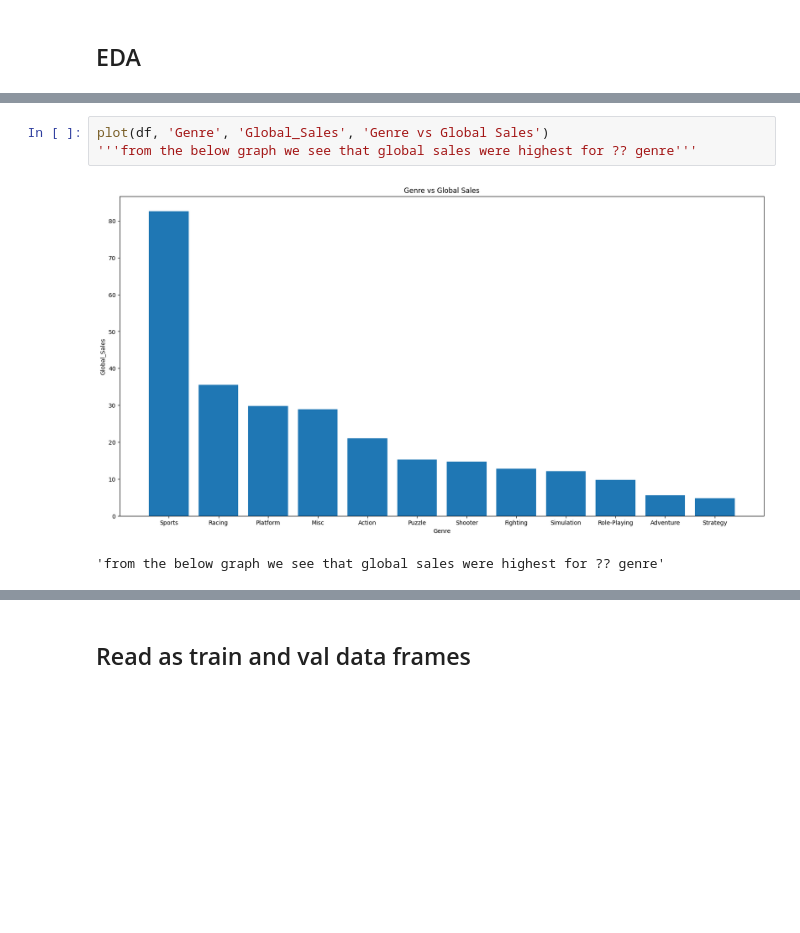
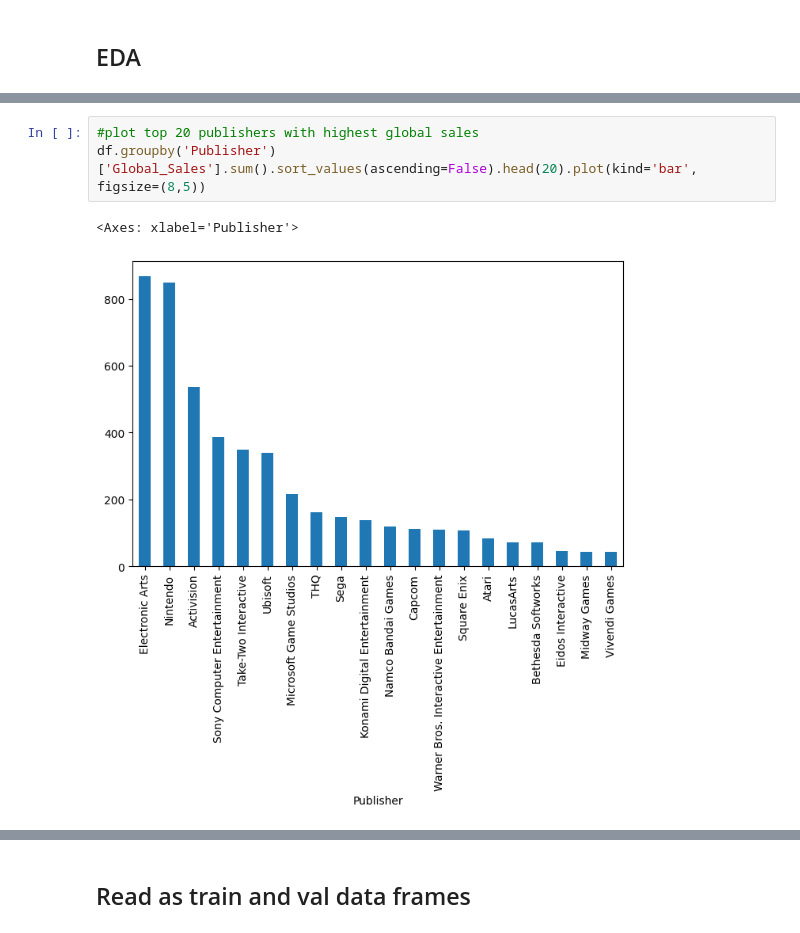
Before and after one commit to GhiathAjam/Analysis-of-Video-Games-Sales, a Jupyter notebook: Analysis/PredictiveQuestions/Q1.ipynb, the cells around one changed output, grey strips where cells are left out. Drawn from its saved outputs; the diff is of its cells as text; blank space fills up the shorter version.

```diff
--- a/Analysis/PredictiveQuestions/Q1.ipynb
+++ b/Analysis/PredictiveQuestions/Q1.ipynb
@@ -35,7 +45,7 @@ plot(df, 'Platform', 'Global_Sales', 'Platform vs Global Sales')
-# %%
-plot(df, 'Genre', 'Global_Sales', 'Genre vs Global Sales')
-'''from the below graph we see that global sales were highest for ?? genre'''
-# %% [output]
-[figure, removed]
-'from the below graph we see that global sales were highest for ?? genre'
+# %%
+#plot top 20 publishers with highest global sales
+df.groupby('Publisher')['Global_Sales'].sum().sort_values(ascending=False).head(20).plot(kind='bar', figsize=(8,5))
+# %% [output]
+<Axes: xlabel='Publisher'>
+[figure, added]
 # %%
```
Also changed, not shown: parts of 4 cells of this notebook.
